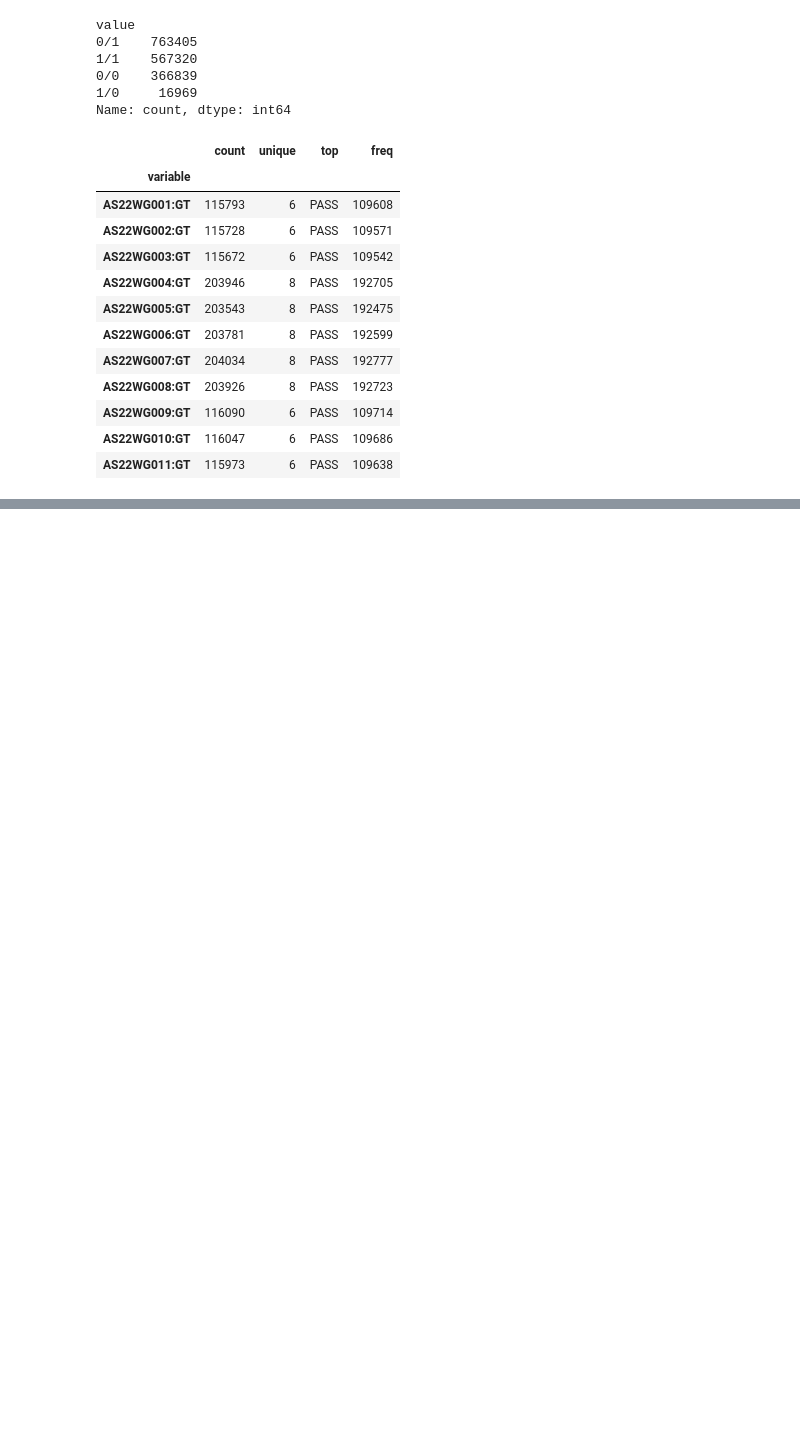
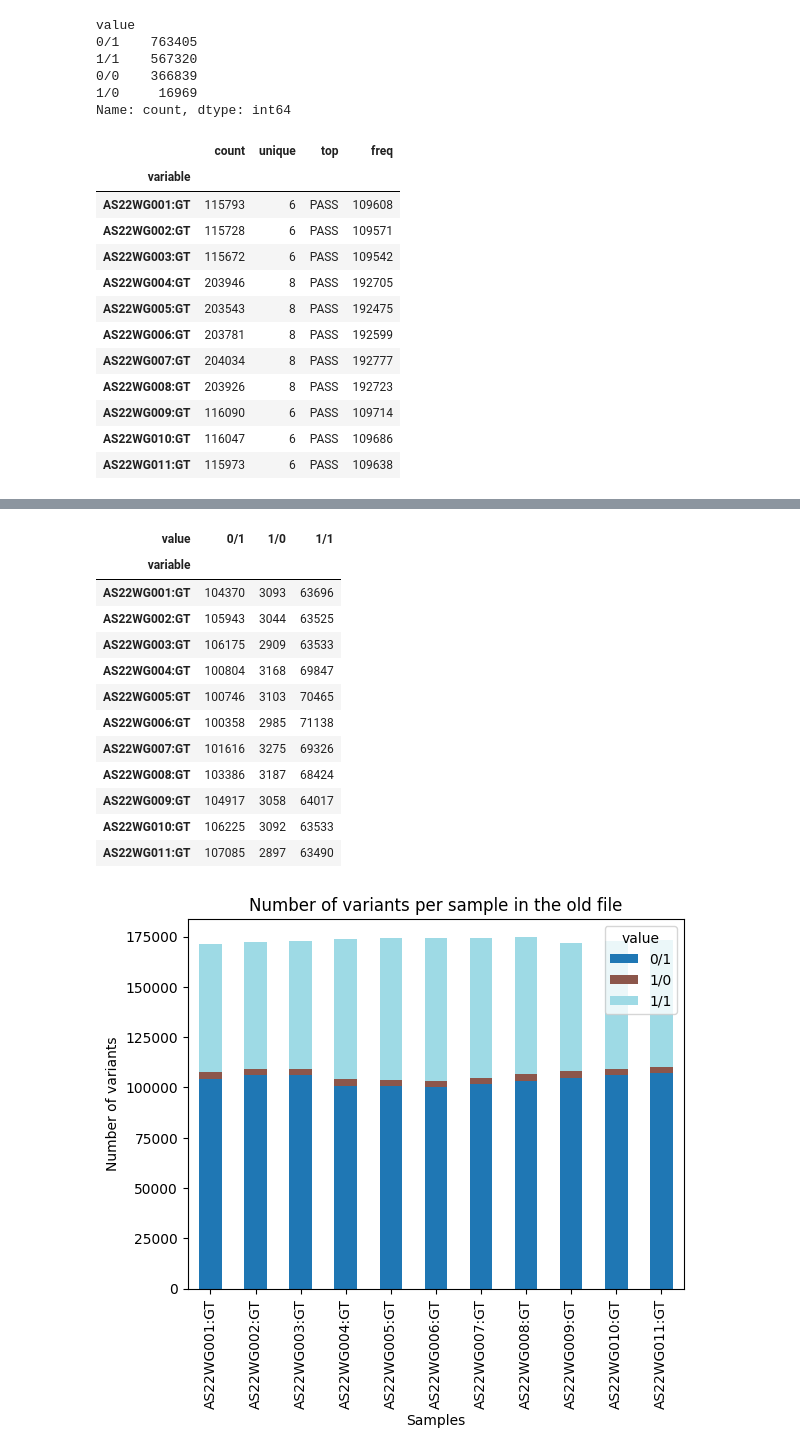
Before and after one commit to Toozig/WGS_DSD, a Jupyter notebook: test_run/report.ipynb, the cells around one changed output, grey strips where cells are left out. Cells and saved outputs as stored; diff of their text form; code cells hidden in the pictures; blank space fills up the shorter version.

```diff
--- a/test_run/report.ipynb
+++ b/test_run/report.ipynb
@@ -251,0 +318,3 @@ None
+# %%
+none_df = df4_f[[col for col in df4_f.columns if 'GT' in col]].replace(' ',None).replace('0/0',None).replace('0|0',None)
+old_count = none_df.melt().groupby('variable').value.value_counts()
@@ -251,0 +324,22 @@ None
+# %%
+#creat plot of the number of variants per sample
+old_count.unstack().plot(kind='bar', stacked=True, colormap='tab20')
+plt.title('Number of variants per sample in the old file')
+plt.xlabel('Samples')
+plt.ylabel('Number of variants')
+display(old_count.unstack())
+# %% [output]
+| value | 0/1 | 1/0 | 1/1 |
+| variable |  |  |  |
+| AS22WG001:GT | 104370 | 3093 | 63696 |
+| AS22WG002:GT | 105943 | 3044 | 63525 |
+| AS22WG003:GT | 106175 | 2909 | 63533 |
+| AS22WG004:GT | 100804 | 3168 | 69847 |
+| AS22WG005:GT | 100746 | 3103 | 70465 |
+| AS22WG006:GT | 100358 | 2985 | 71138 |
+| AS22WG007:GT | 101616 | 3275 | 69326 |
+| AS22WG008:GT | 103386 | 3187 | 68424 |
+| AS22WG009:GT | 104917 | 3058 | 64017 |
+| AS22WG010:GT | 106225 | 3092 | 63533 |
+| AS22WG011:GT | 107085 | 2897 | 63490 |
+[figure, added]
```
Also changed, not shown: parts of 14 cells of this notebook, 2 other files.
